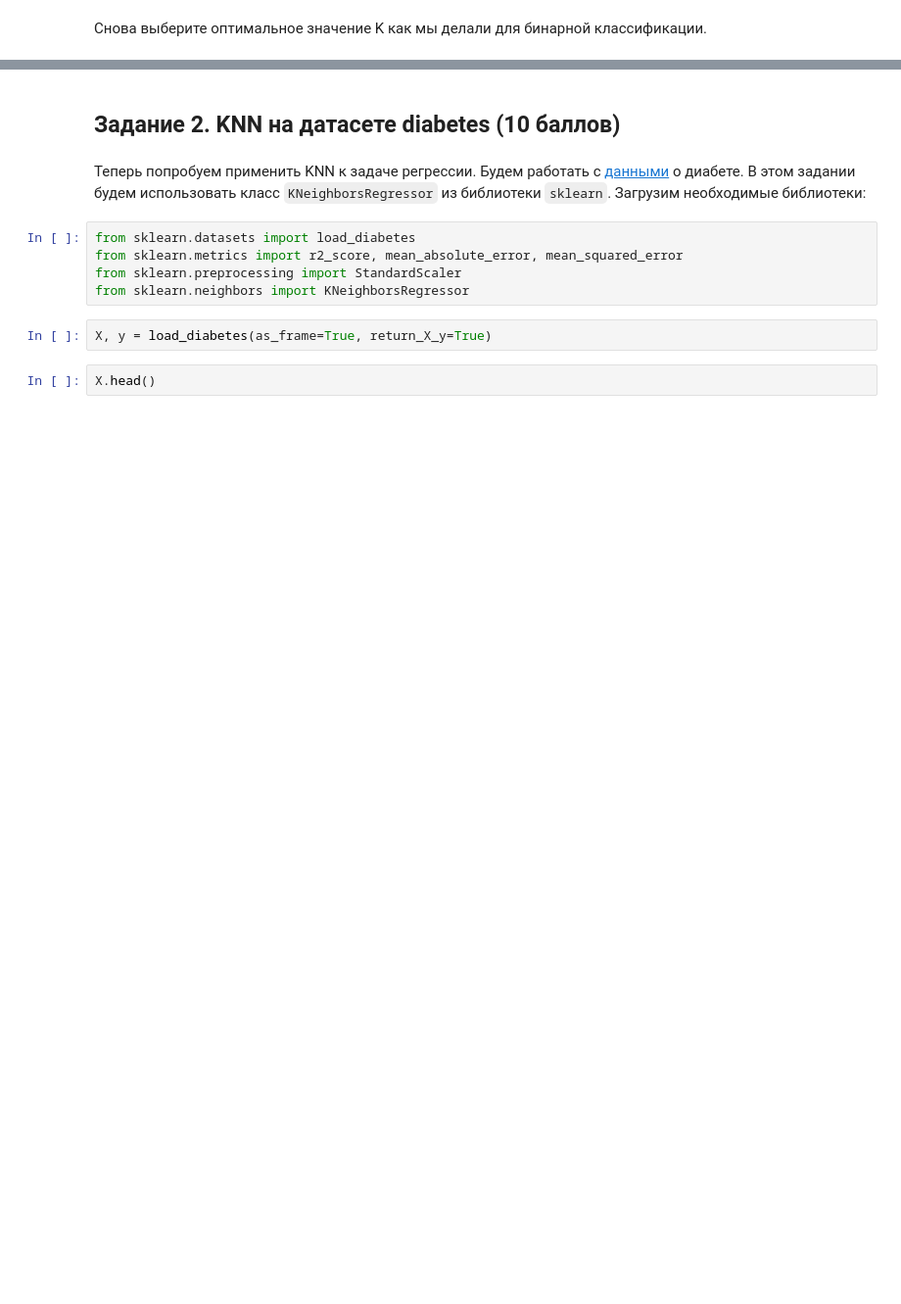
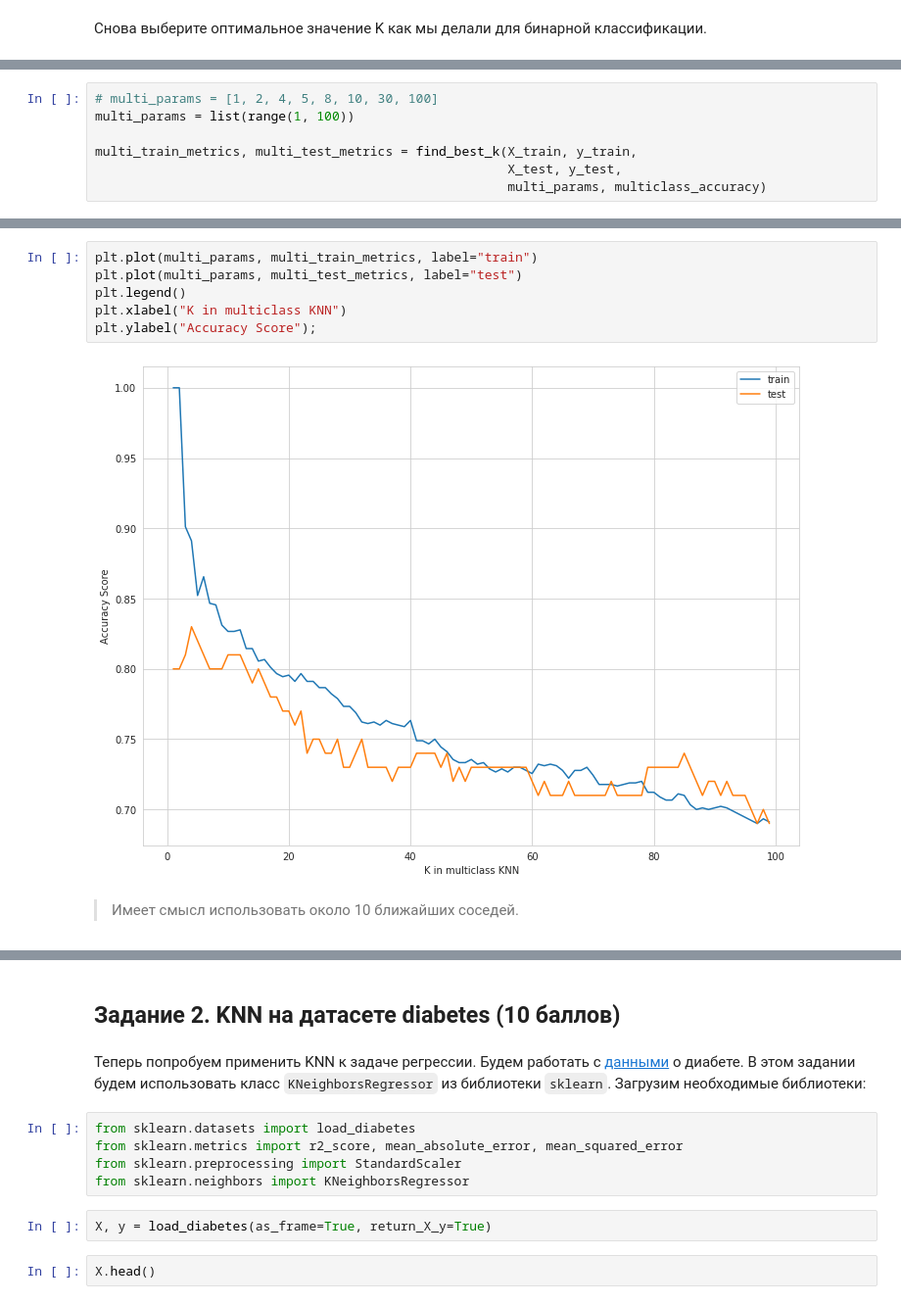
Before and after one commit to Freddsle/BI_ML_2021, a Jupyter notebook: l01_knn/code/KNN.ipynb, the cells around one changed output, grey strips where cells are left out. Shown at 98% size. Saved outputs shown, nothing was run; the diff lists cells and outputs as text; blank space fills up the shorter version.

```diff
--- a/l01_knn/code/KNN.ipynb
+++ b/l01_knn/code/KNN.ipynb
@@ -377,0 +351,7 @@ print(f'accuracy_score k=10: {round(multiclass_accuracy(binary_test_y, predictio
+# %%
+# multi_params = [1, 2, 4, 5, 8, 10, 30, 100]
+multi_params = list(range(1, 100))
+
+multi_train_metrics, multi_test_metrics = find_best_k(X_train, y_train,
+                                                      X_test, y_test,
+                                                      multi_params, multiclass_accuracy)
@@ -377,0 +379,10 @@ print(f'accuracy_score k=10: {round(multiclass_accuracy(binary_test_y, predictio
+# %%
+plt.plot(multi_params, multi_train_metrics, label="train")
+plt.plot(multi_params, multi_test_metrics, label="test")
+plt.legend()
+plt.xlabel("K in multiclass KNN")
+plt.ylabel("Accuracy Score");
+# %% [output]
+[figure, added]
+# %% [markdown]
+> Имеет смысл использовать около 10 ближайших соседей.
```
Also changed, not shown: parts of 39 cells of this notebook.
